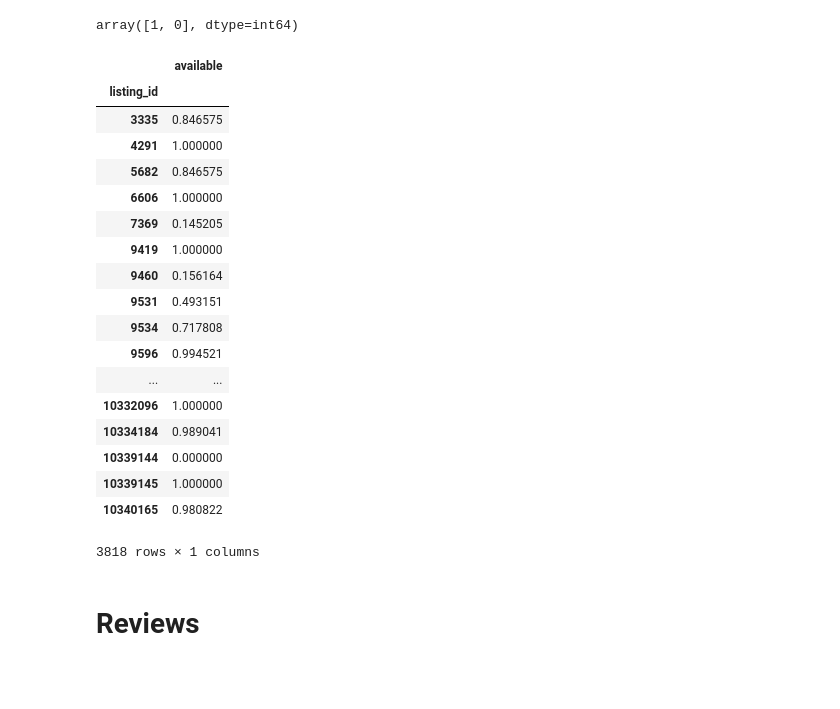
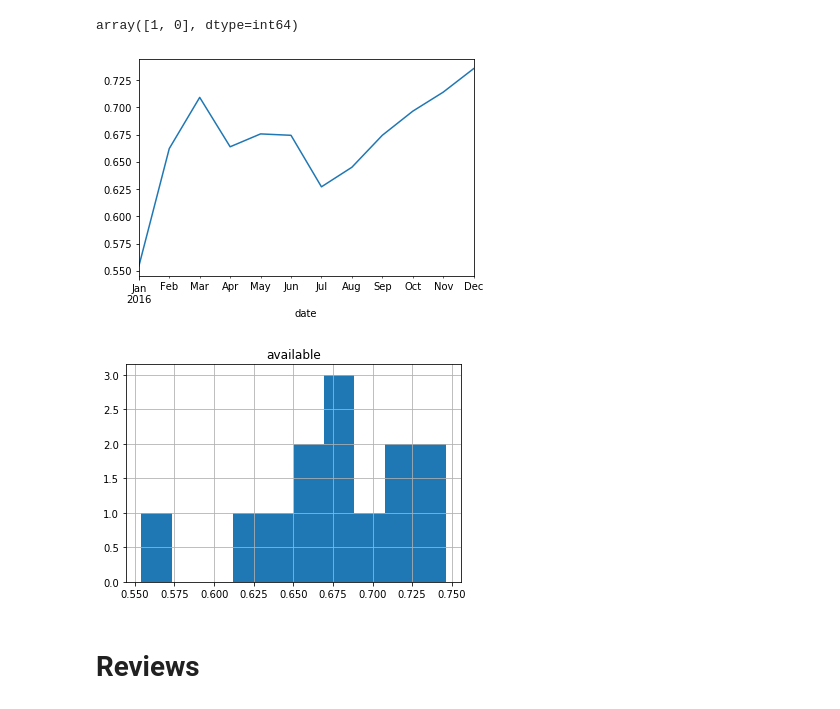
Before and after one commit to alexcbfa/AIRBNB, a Jupyter notebook: Exploratory Analysis.ipynb, the cells around one changed output. Cells and saved outputs as stored; diff of their text form; code cells hidden in the pictures; blank space fills up the shorter version.

Commit message:
Calendar dataframe initial analysis

```diff
--- a/Exploratory Analysis.ipynb
+++ b/Exploratory Analysis.ipynb
@@ -46,28 +48,25 @@ except:
 calendar.available.unique()
 # %% [output]
 array([1, 0], dtype=int64)
-# %%
-calendar[['listing_id','available']].groupby('listing_id').mean()
-# %% [output]
-|  | available |
-| listing_id |  |
-| 3335 | 0.846575 |
-| 4291 | 1.000000 |
-| 5682 | 0.846575 |
-| 6606 | 1.000000 |
-| 7369 | 0.145205 |
-| 9419 | 1.000000 |
-| 9460 | 0.156164 |
-| 9531 | 0.493151 |
-| 9534 | 0.717808 |
-| 9596 | 0.994521 |
-| ... | ... |
-| 10332096 | 1.000000 |
-| 10334184 | 0.989041 |
-| 10339144 | 0.000000 |
-| 10339145 | 1.000000 |
-| 10340165 | 0.980822 |
-3818 rows × 1 columns
+# %%
+calendar = calendar.set_index('date')
+# %%
+calendar_16 = calendar[calendar.index < datetime.datetime.strptime('2017-01-01', '%Y-%m-%d')]
+# %%
+
+calendar_availability16 = calendar_16[['available']].groupby(pd.Grouper(freq="M")).mean()
+
+calendar_availability16.available.plot(kind = 'line');
+# %% [output]
+[figure, added]
+# %%
+calendar_availability = calendar[['date','available']].groupby('date',as_index=False).sum()
+
+calendar_occupancy_bf17 = calendar_availability[calendar_availability.date < datetime.datetime.strptime('2017-01-01', '%Y-%m-%d')]
+
+calendar_occupancy_bf17['date'] = pd.to_datetime(calendar_occupancy_bf17['date'],format='%y-%m-d')
+# %% [output]
+[figure, added]
 # %% [markdown]
 # Reviews
 # %%
```
Also changed, not shown: parts of 4 cells of this notebook.
